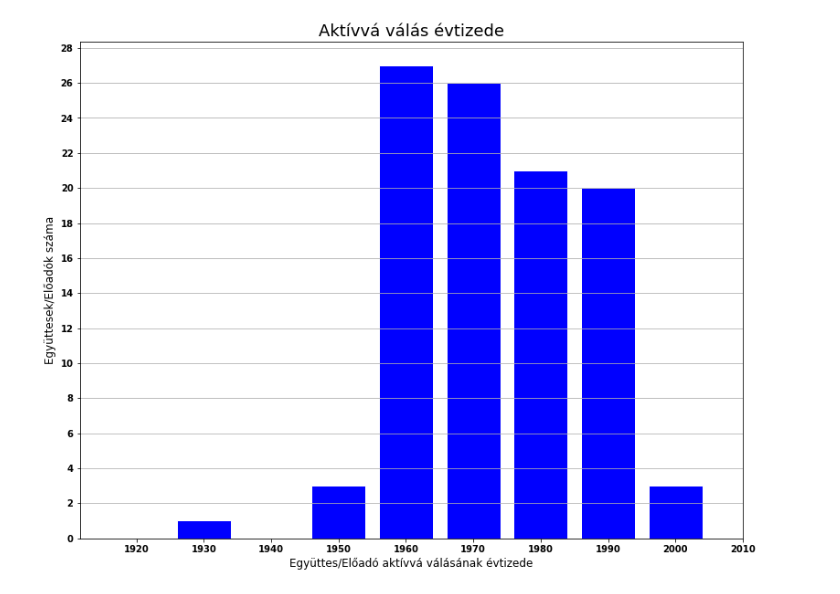
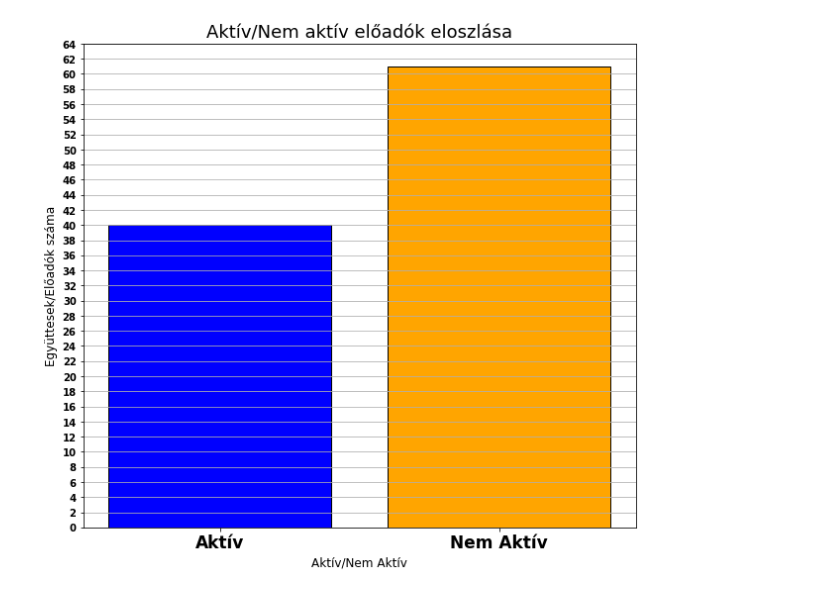
Before and after one commit to AwenTadorZ/Temalabor, a Jupyter notebook: Ötlet02/Albums.ipynb, the cells around one changed output. Cells and saved outputs as stored; diff of their text form; code cells hidden in the pictures.

```diff
--- a/Ötlet02/Albums.ipynb
+++ b/Ötlet02/Albums.ipynb
@@ -65,19 +98,32 @@ while k<len(rows):
 # %%
+if Orszag[egyuttes_index] == "UK":
+    color=["orange","blue","blue","blue","blue","blue"]
+elif Orszag[egyuttes_index] == "US":
+    color=["blue","orange","blue","blue","blue","blue"]
+elif Orszag[egyuttes_index] == "Australia":
+    color=["blue","blue","orange","blue","blue","blue"]
+elif Orszag[egyuttes_index] == "Ireland":
+    color=["blue","blue","blue","orange","blue","blue"]
+elif Orszag[egyuttes_index] == "Canada":
+    color=["blue","blue","blue","blue","orange","blue"]
+elif Orszag[egyuttes_index] == "UK/Australia":
+    color=["blue","blue","blue","blue","blue","orange"]
+
 plt.figure(figsize=(12,10))
-
 
 data=[Orszag.count("UK"),Orszag.count("US"),Orszag.count("Australia"),Orszag.count("Ireland"),Orszag.count("Canada"),
       Orszag.count("UK/Australia")]
 names=('UK', 'US', 'Australia', 'Ireland', 'Canada',"UK/Australia")
 long=np.arange(len(names))
 
-plt.bar(long,data,color="blue")
+plt.bar(long,data,color=color)
 plt.yticks(np.arange(0,80,step=2))
 plt.xticks(long, names, color='black', fontweight='bold', fontsize='17')
 plt.tick_params(labelright=True)
 
 plt.ylabel("Előadók száma",fontsize=15,color="black")
 plt.title("Előadók száma országonként",fontsize=20)
+plt.grid(axis="y")
 
 plt.show()
 # %% [output]
@@ -230,22 +293,24 @@ plt.show()
 # %%
-if len(Evek) != len(av):
-    Evek.insert(0,jav)
+if KarVeg[egyuttes_index] == 2020:
+    color=["orange","blue"]
+else:
+    color=["blue","orange"]
 
+data=[Aktiv_A_DB, Aktiv_N_DB]
+names=("Aktív","Nem Aktív")
+long=np.arange(len(names))
 
-plt.figure(figsize=(13,10))
+plt.figure(figsize=(10,9))
 
-bins = [1920,1930,1940,1950,1960,1970,1980,1990,2000,2010]
+plt.bar(long,data,color=color,edgecolor="black")
 
-plt.hist(Evek[::2],bins=[1915,1925,1935,1945,1955,1965,1975,1985,1995,2005], color="blue",edgecolor="white", rwidth=0.8)
-
-plt.yticks(np.arange(0,30,step=2),fontweight='bold')
-plt.xticks(bins,fontweight='bold')
-plt.xlabel("Együttes/Előadó aktívvá válásának évtizede",color="black",fontsize=12)
-plt.ylabel("Együttesek/Előadók száma",color="black",fontsize=12)
-plt.title("Aktívvá válás évtizede",fontsize=18)
+plt.yticks(np.arange(0,65,step=2),fontweight='bold')
+plt.xticks(long, names, color='black', fontweight='bold', fontsize='17')
+plt.xlabel("Aktív/Nem Aktív",fontsize=12,color="black")
+plt.ylabel("Együttesek/Előadók száma",fontsize=12,color="black")
+plt.title("Aktív/Nem aktív előadók eloszlása",fontsize=18)
 plt.grid(axis="y")
 
-
 plt.show()
 # %% [output]
-[figure, old version]
+[figure, new version]
```
Also changed, not shown: parts of 8 cells of this notebook.
